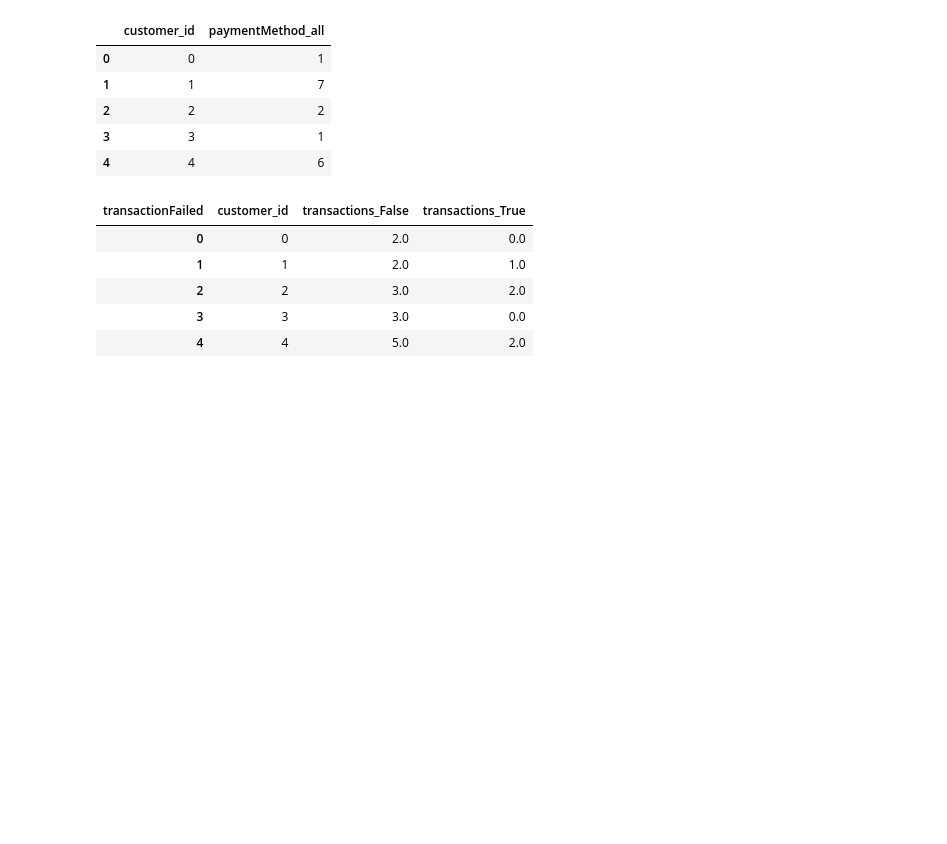
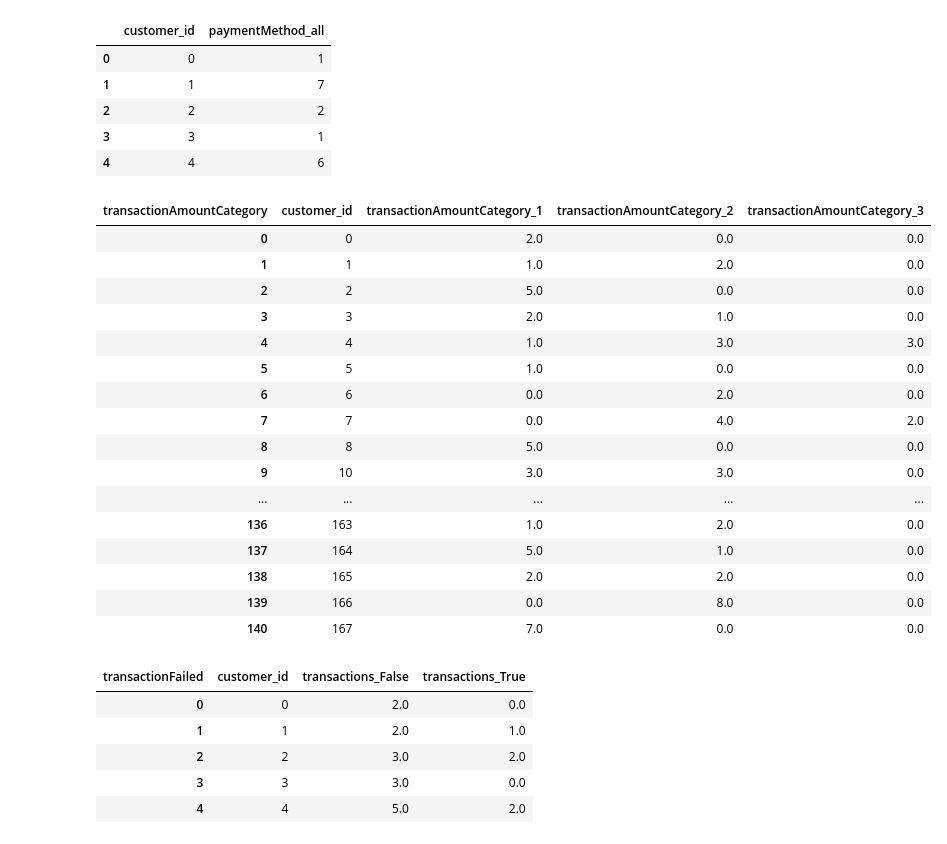
Before and after one commit to azawalich/unravelin-code-test-data-science, a Jupyter notebook: zadanie.ipynb, the cells around one changed output. Saved outputs shown, nothing was run; the diff lists cells and outputs as text; code cells hidden in the pictures; blank space fills up the shorter version.

```diff
--- a/zadanie.ipynb
+++ b/zadanie.ipynb
@@ -308,6 +333,29 @@ paymentMethods_all.head()
 | 2 | 2 | 2 |
 | 3 | 3 | 1 |
 | 4 | 4 | 6 |
+# %%
+transactions_df['transactionAmountCategory'] = pd.cut(transactions_df['transactionAmount'], bins=[0,33,66,100], labels=[1,2,3]).fillna(3).tolist()
+# %%
+transactions_by_transactionAmount = transactions_df.groupby(['customer_id', 'transactionAmountCategory'])['transactionId'].count().unstack().add_prefix('transactionAmountCategory_').fillna(0).reset_index()
+transactions_by_transactionAmount
+# %% [output]
+| transactionAmountCategory | customer_id | transactionAmountCategory_1 | transactionAmountCategory_2 | transactionAmountCategory_3 |
+| 0 | 0 | 2.0 | 0.0 | 0.0 |
+| 1 | 1 | 1.0 | 2.0 | 0.0 |
+| 2 | 2 | 5.0 | 0.0 | 0.0 |
+| 3 | 3 | 2.0 | 1.0 | 0.0 |
+| 4 | 4 | 1.0 | 3.0 | 3.0 |
+| 5 | 5 | 1.0 | 0.0 | 0.0 |
+| 6 | 6 | 0.0 | 2.0 | 0.0 |
+| 7 | 7 | 0.0 | 4.0 | 2.0 |
+| 8 | 8 | 5.0 | 0.0 | 0.0 |
+| 9 | 10 | 3.0 | 3.0 | 0.0 |
+| ... | ... | ... | ... | ... |
+| 136 | 163 | 1.0 | 2.0 | 0.0 |
+| 137 | 164 | 5.0 | 1.0 | 0.0 |
+| 138 | 165 | 2.0 | 2.0 | 0.0 |
+| 139 | 166 | 0.0 | 8.0 | 0.0 |
+| 140 | 167 | 7.0 | 0.0 | 0.0 |
 # %%
 transactions_by_state = transactions_df.groupby(['customer_id', 'transactionFailed'])['transactionId'].count().unstack().fillna(0).add_prefix('transactions_').reset_index()
 transactions_by_state.head()
```
Also changed, not shown: parts of 24 cells of this notebook.
